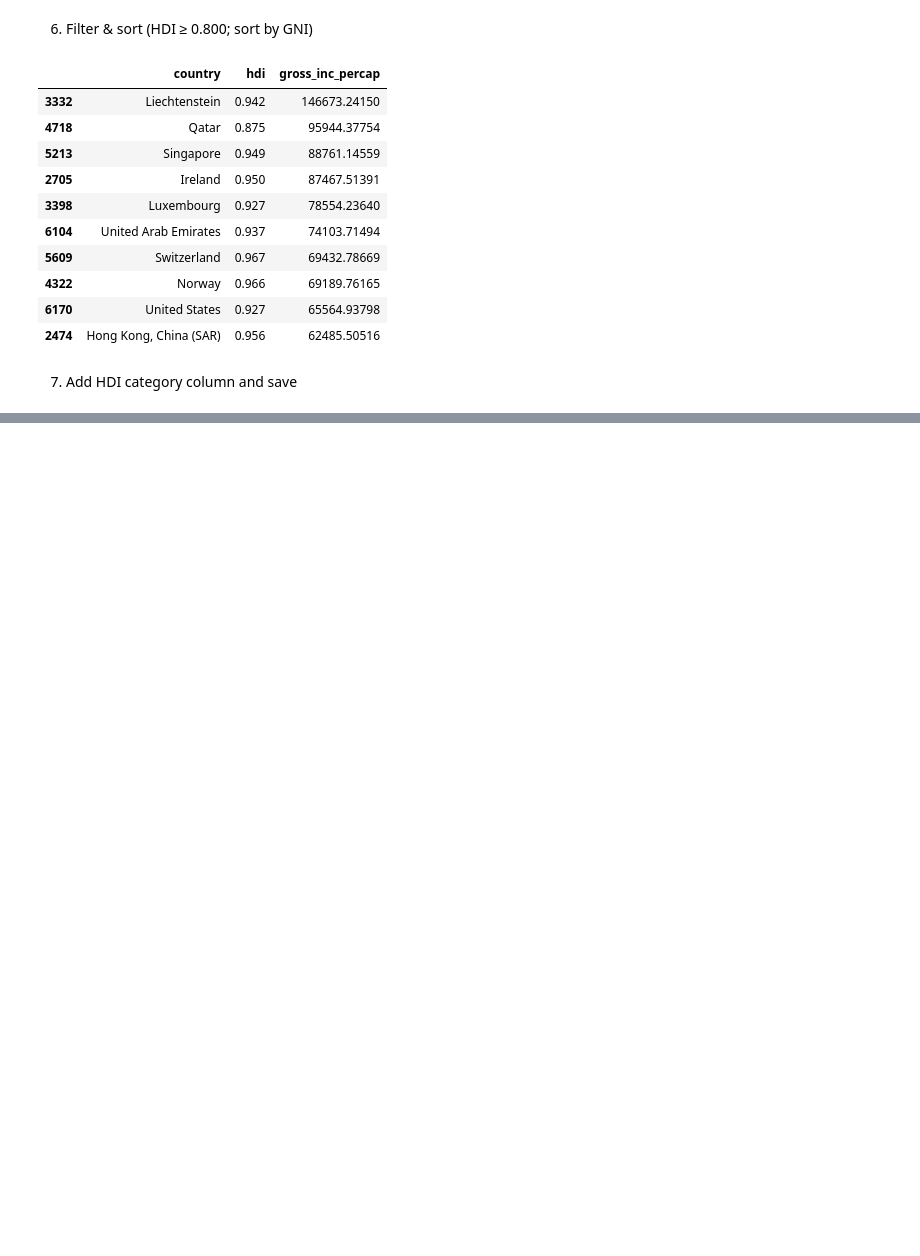
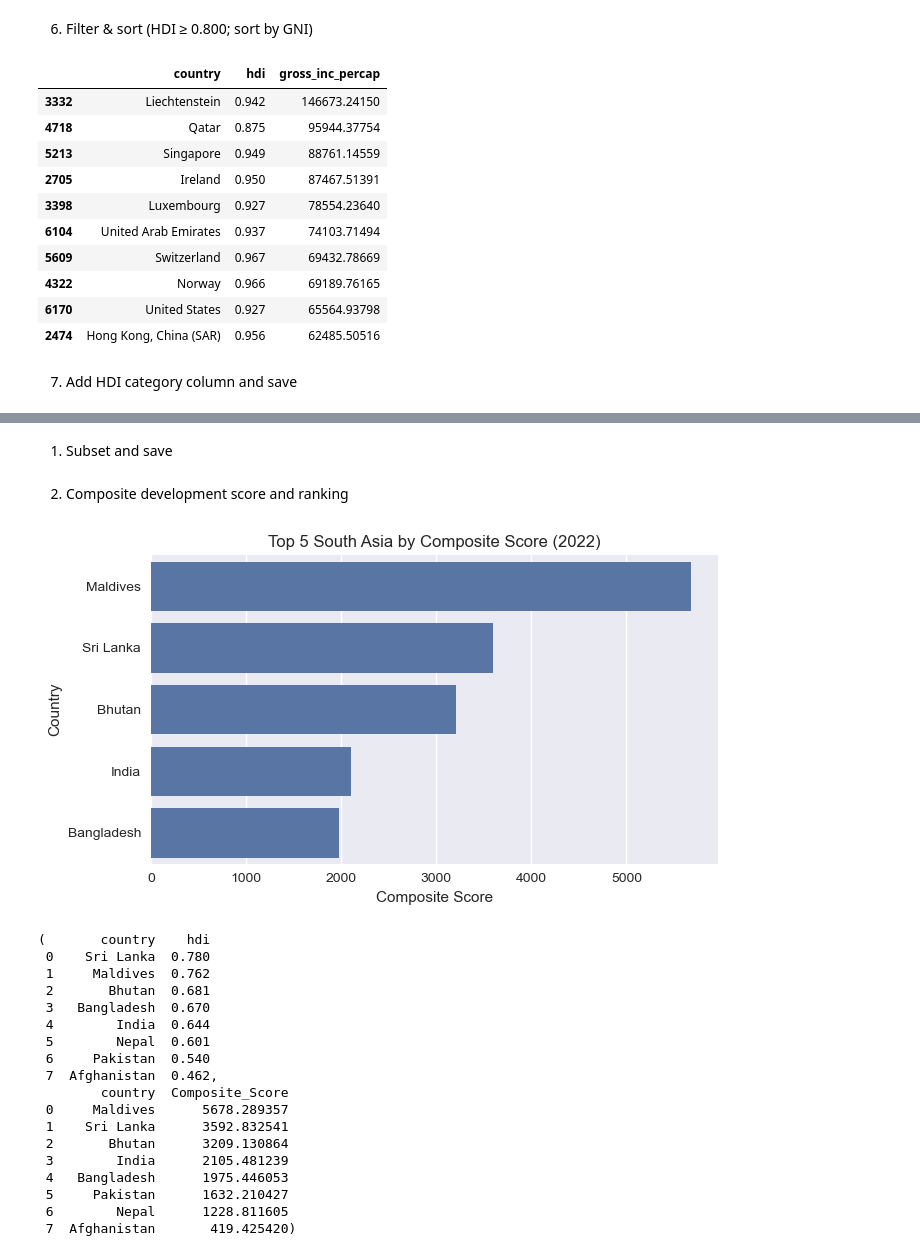
Before and after one commit to Happy0620/Assignment-01, a Jupyter notebook: 2462987_milansherpa.ipynb, the cells around one changed output, grey strips where cells are left out. Saved outputs shown, nothing was run; the diff lists cells and outputs as text; code cells hidden in the pictures; blank space fills up the shorter version.

```diff
--- a/2462987_milansherpa.ipynb
+++ b/2462987_milansherpa.ipynb
@@ -149,0 +251,49 @@ hdi_2022_df.to_csv('HDI_category_added.csv', index=False)
+# %% [markdown]
+1. Subset and save
+# %%
+south_asia = ["Afghanistan","Bangladesh","Bhutan","India","Maldives","Nepal","Pakistan","Sri Lanka"]
+sa_df = df[df['country'].isin(south_asia)].copy()
+sa_df.to_csv('HDI_SouthAsia.csv', index=False)
+# %% [markdown]
+2. Composite development score and ranking
+# %%
+for c in ['life_expectancy','gross_inc_percap','hdi']:
+    if c in sa_df.columns:
+        sa_df[c] = pd.to_numeric(sa_df[c], errors='coerce')
+
+sa_2022 = sa_df[sa_df['year'] == 2022].copy()
+sa_2022['Composite_Score'] = 0.30*sa_2022['life_expectancy'] + 0.30*sa_2022['gross_inc_percap']
+rank_comp = sa_2022.sort_values('Composite_Score', ascending=False)
+
+# Plot top 5
+top5 = rank_comp.head(5)
+plt.figure(figsize=(7,4))
+sns.barplot(data=top5, y='country', x='Composite_Score', orient='h')
+plt.title('Top 5 South Asia by Composite Score (2022)')
+plt.xlabel('Composite Score'); plt.ylabel('Country')
+plt.tight_layout(); plt.show()
+
+# Compare with HDI ranking
+rank_hdi = sa_2022.sort_values('hdi', ascending=False)[['country','hdi']].reset_index(drop=True)
+rank_comp_compare = rank_comp[['country','Composite_Score']].reset_index(drop=True)
+rank_hdi.head(8), rank_comp_compare.head(8)
+# %% [output]
+[figure, added]
+(       country    hdi
+ 0    Sri Lanka  0.780
+ 1     Maldives  0.762
+ 2       Bhutan  0.681
+ 3   Bangladesh  0.670
+ 4        India  0.644
+ 5        Nepal  0.601
+ 6     Pakistan  0.540
+ 7  Afghanistan  0.462,
+        country  Composite_Score
+ 0     Maldives      5678.289357
+ 1    Sri Lanka      3592.832541
+ 2       Bhutan      3209.130864
+ 3        India      2105.481239
+ 4   Bangladesh      1975.446053
+ 5     Pakistan      1632.210427
+ 6        Nepal      1228.811605
+ 7  Afghanistan       419.425420)
```
Also changed, not shown: parts of 37 cells of this notebook, 3 other files.
